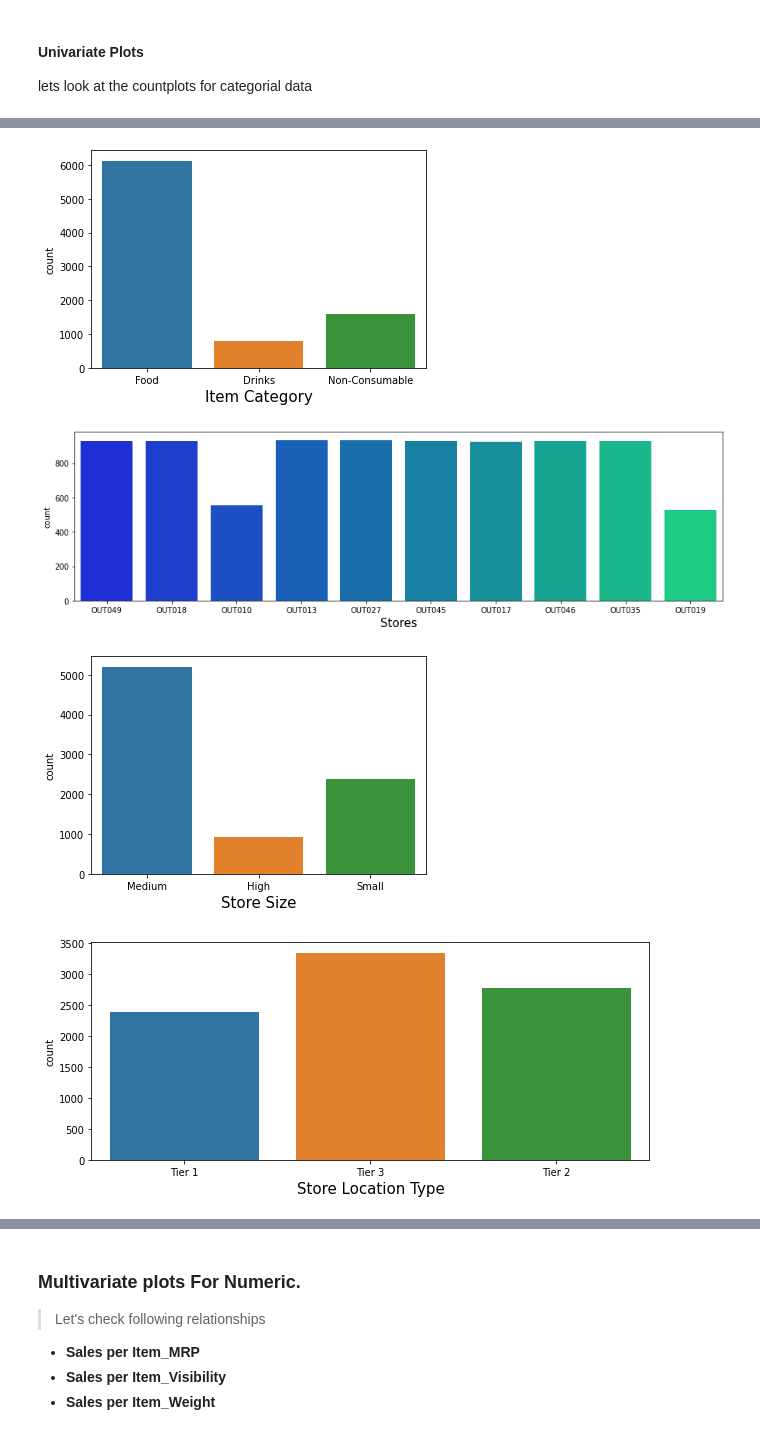
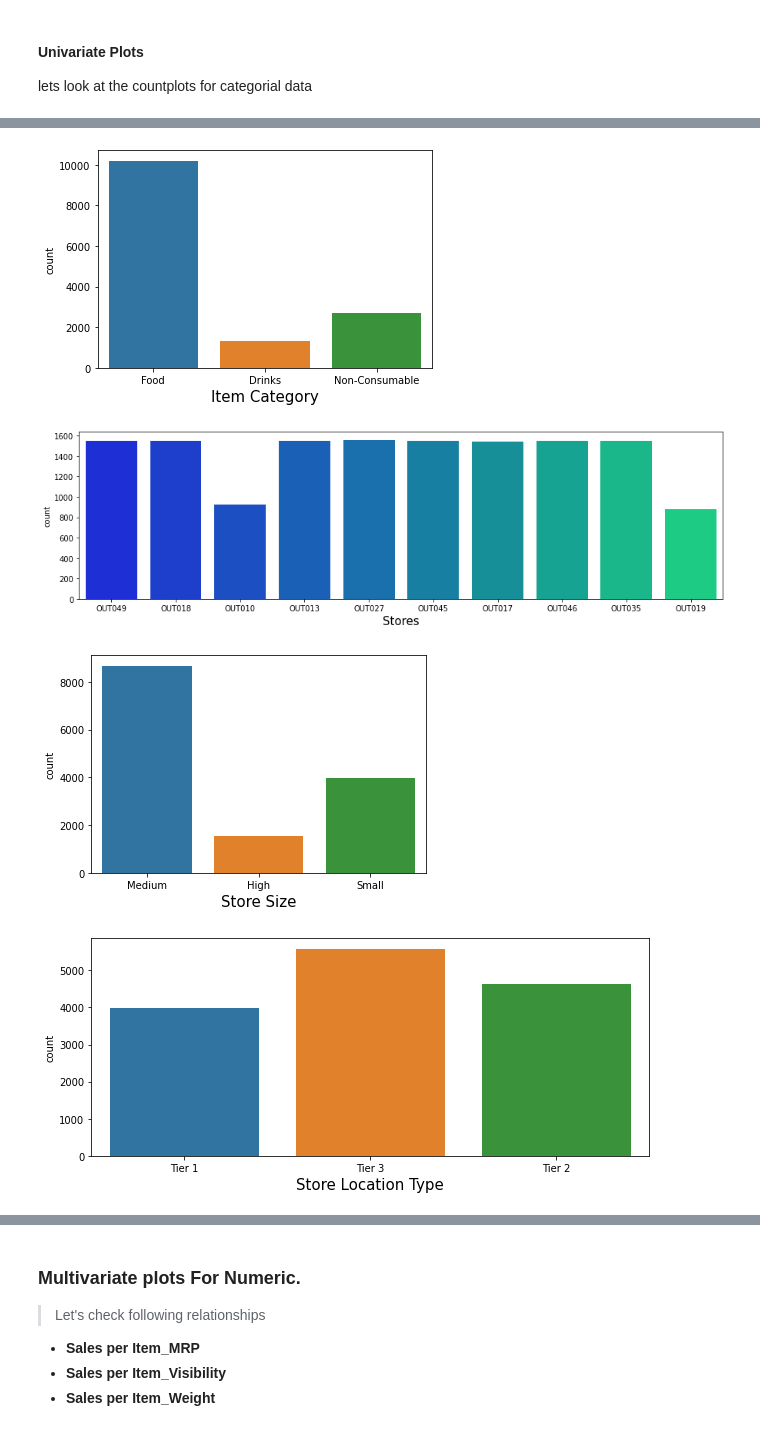
Before and after one commit to mebi-ali/BigMart-Sales-Predication, a Jupyter notebook: bigmart-sales-prediction-analysis.ipynb, the cells around one changed output, grey strips where cells are left out. Saved outputs shown, nothing was run; the diff lists cells and outputs as text; code cells hidden in the pictures.

```diff
--- a/bigmart-sales-prediction-analysis.ipynb
+++ b/bigmart-sales-prediction-analysis.ipynb
@@ -449,35 +410,35 @@ plt.show()
 # %%
 #  CountPlot for Item_Type_Combined
 plt.figure(figsize=(6,4))
-sns.countplot(data=train_df, x='Item_Type_Combined')
+sns.countplot(data=data, x='Item_Type_Combined')
 plt.xlabel('Item Category', fontsize=15)
 plt.show()
 # %% [output]
-[figure, old version]
+[figure, new version]
 # %%
 # CountPlot for Outlet_Identifier
 plt.figure(figsize=(15,4))
-sns.countplot(data=train_df, x='Outlet_Identifier', palette='winter')
+sns.countplot(data=data, x='Outlet_Identifier', palette='winter')
 plt.xlabel('Stores', fontsize=15)
 plt.show()
 # %% [output]
-[figure, old version]
+[figure, new version]
 # %%
 # CountPlot for Outlet_Size
 plt.figure(figsize=(6,4))
-sns.countplot(data=train_df, x='Outlet_Size')
+sns.countplot(data=data, x='Outlet_Size')
 plt.xlabel('Store Size', fontsize=15)
 plt.show()
 # %% [output]
-[figure, old version]
+[figure, new version]
 # %%
 # CountPlot for Outlet_Location_Type
 plt.figure(figsize=(10,4))
-sns.countplot(data=train_df, x='Outlet_Location_Type')
+sns.countplot(data=data, x='Outlet_Location_Type')
 plt.xlabel('Store Location Type', fontsize=15)
 plt.show()
 # %% [output]
-[figure, old version]
+[figure, new version]
 # %%
 # CountPlot for Outlet_Type
 plt.figure(figsize=(10,7))
```
Also changed, not shown: parts of 30 cells of this notebook.
